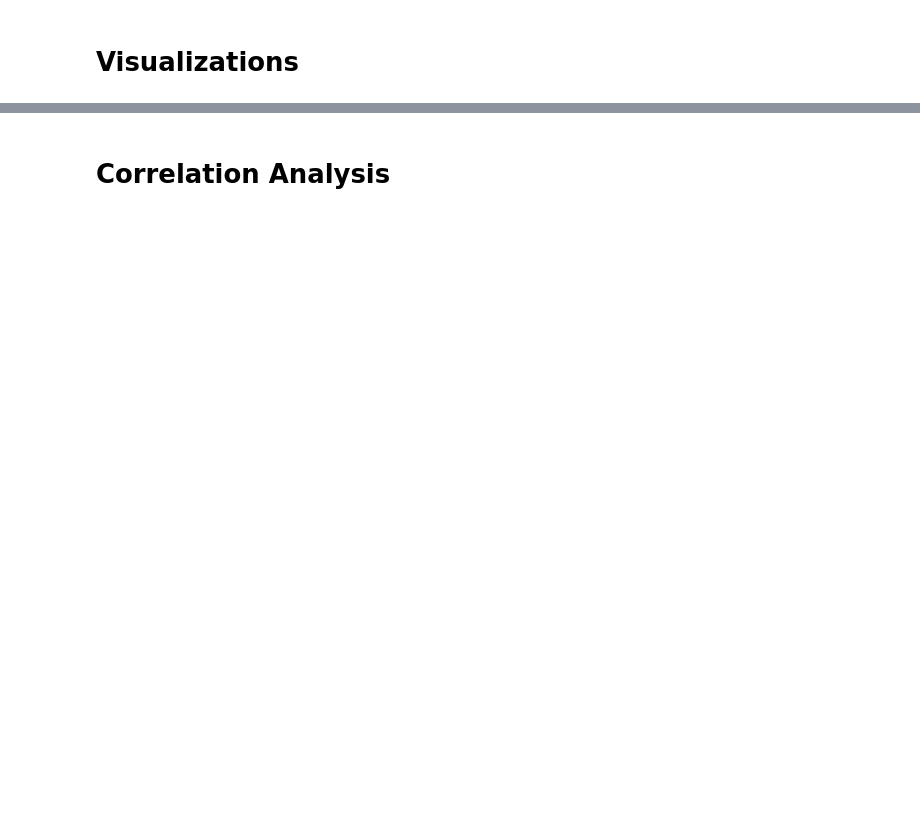
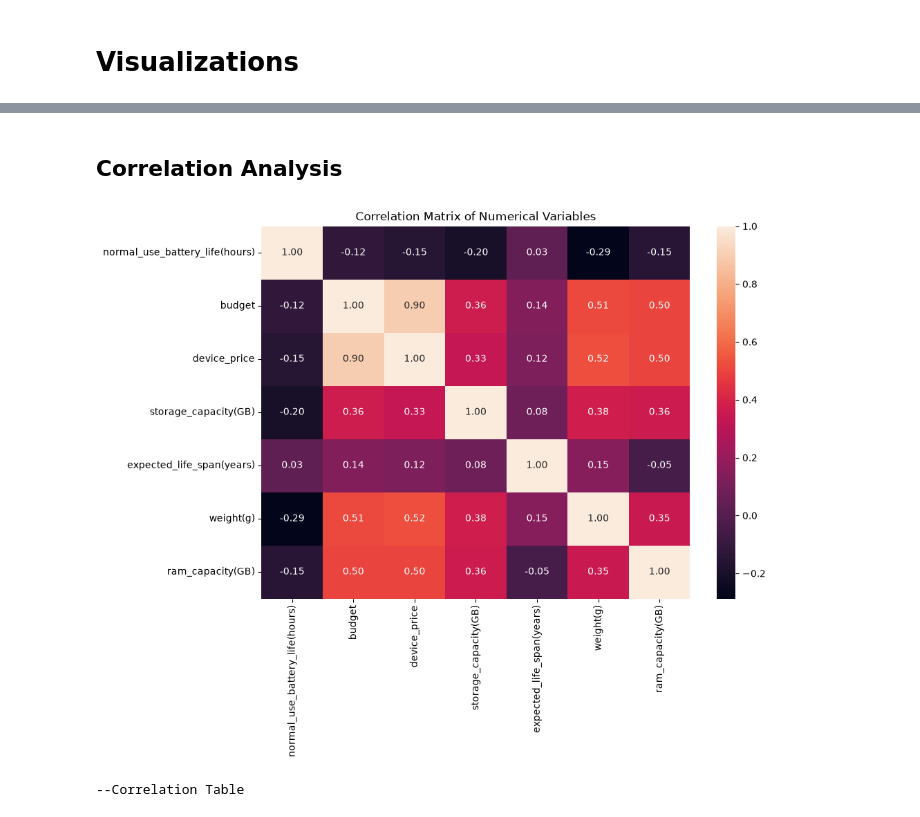
Before and after one commit to easarakulindu/SDI_Assignment, a Jupyter notebook: descriptive_analysis.ipynb, the cells around one changed output, grey strips where cells are left out. Saved outputs shown, nothing was run; the diff lists cells and outputs as text; code cells hidden in the pictures; blank space fills up the shorter version.

```diff
--- a/descriptive_analysis.ipynb
+++ b/descriptive_analysis.ipynb
@@ -212,2 +290,18 @@ plt.show()
 # %% [markdown]
-# Correlation Analysis
+## Correlation Analysis
+# %%
+correlation_matrix = response_df[num_cols].corr()
+
+plt.figure(figsize=(10,7))
+sns.heatmap(
+    correlation_matrix,
+    annot=True,
+    fmt=".2f"
+)
+plt.title("Correlation Matrix of Numerical Variables")
+plt.show()
+print("--Correlation Table")
+display(correlation_matrix.round(2))
+# %% [output]
+[figure, added]
+--Correlation Table
```
Also changed, not shown: parts of 17 cells of this notebook, 9 other files.
